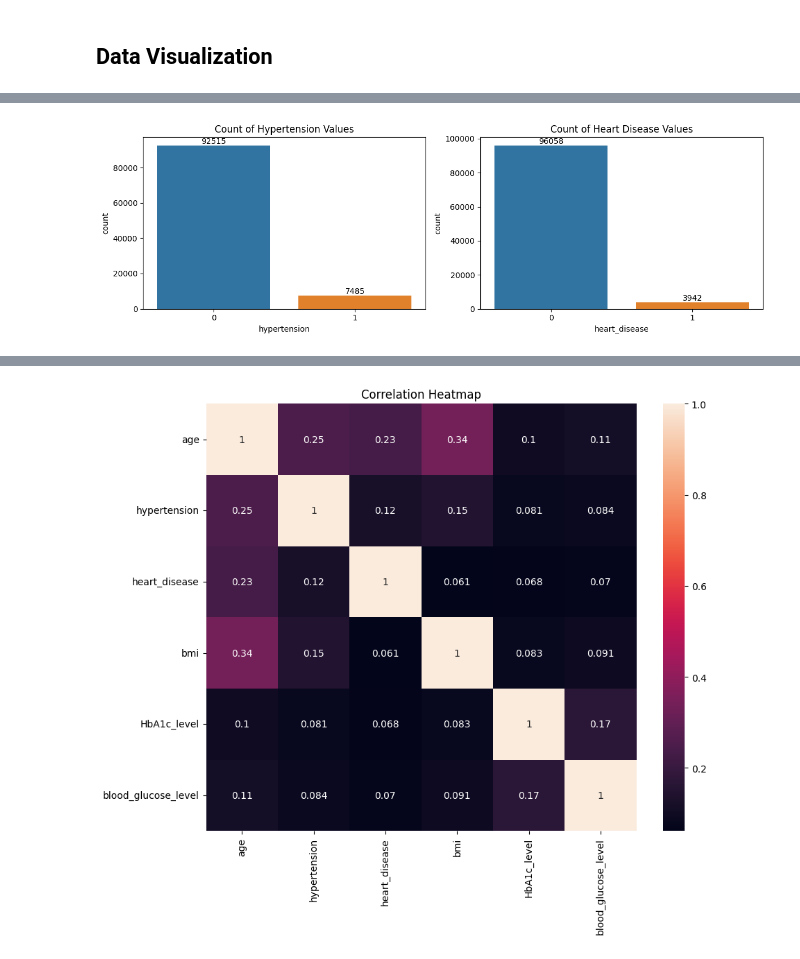
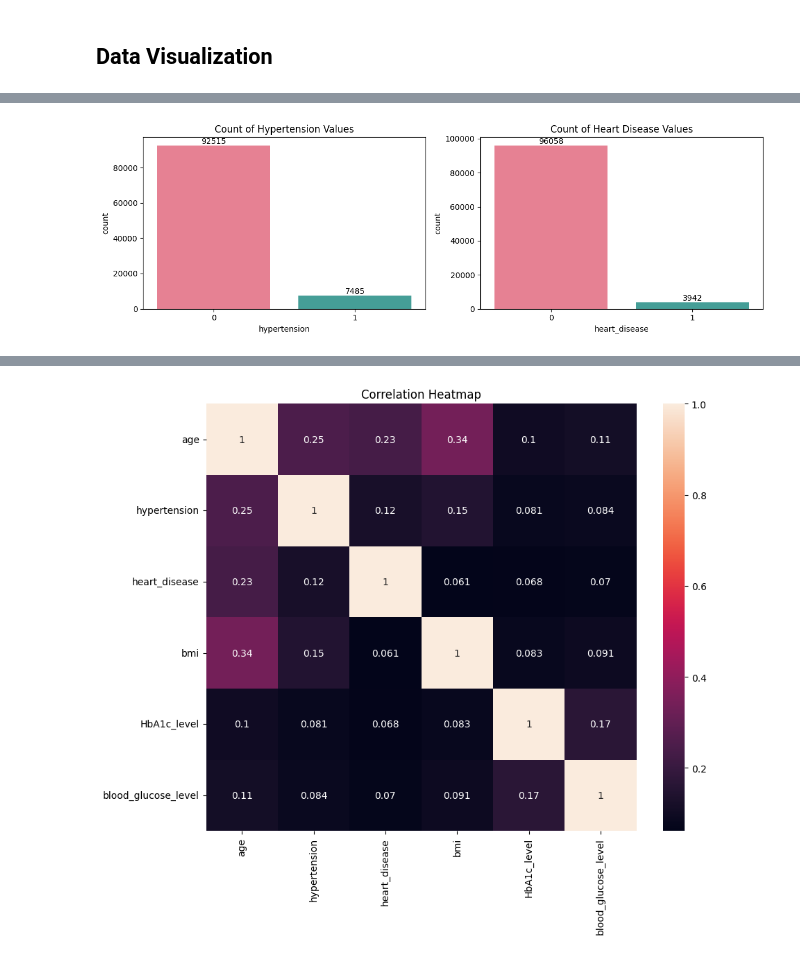
Before and after one commit to mayurd8862/Diabetes_Prediction_using_Logistic_Regression_from_scratch, a Jupyter notebook: new.ipynb, the cells around one changed output, grey strips where cells are left out. Drawn from its saved outputs; the diff is of its cells as text; code cells hidden in the pictures.

```diff
--- a/new.ipynb
+++ b/new.ipynb
@@ -128,32 +149,32 @@ df.head()
 # %%
 # import seaborn as sns
 # import matplotlib.pyplot as plt
 
 # Create a figure with two subplots
 fig, axes = plt.subplots(1, 2, figsize=(12, 4))
 
 # Count and plot hypertension values
 unique_counts_hypertension = df['hypertension'].value_counts()
 
-sns.countplot(data=df, x='hypertension', ax=axes[0])
+sns.countplot(data=df, x='hypertension', ax=axes[0], palette='husl')
 
 for i, count in enumerate(unique_counts_hypertension):
     axes[0].text(i, count, str(count), ha='center', va='bottom')
 axes[0].set_title('Count of Hypertension Values')
 
 # Count and plot heart_disease values
 unique_counts_heart_disease = df['heart_disease'].value_counts()
 
-sns.countplot(data=df, x='heart_disease', ax=axes[1])
+sns.countplot(data=df, x='heart_disease', ax=axes[1], palette='husl')
 
 for i, count in enumerate(unique_counts_heart_disease):
     axes[1].text(i, count, str(count), ha='center', va='bottom')
 axes[1].set_title('Count of Heart Disease Values')
 
 # Adjust layout
 plt.tight_layout()
 
 # Show the plots
 plt.show()
 # %% [output]
-[figure, old version]
+[figure, new version]
```
Also changed, not shown: parts of 6 cells of this notebook, 1 other file.
